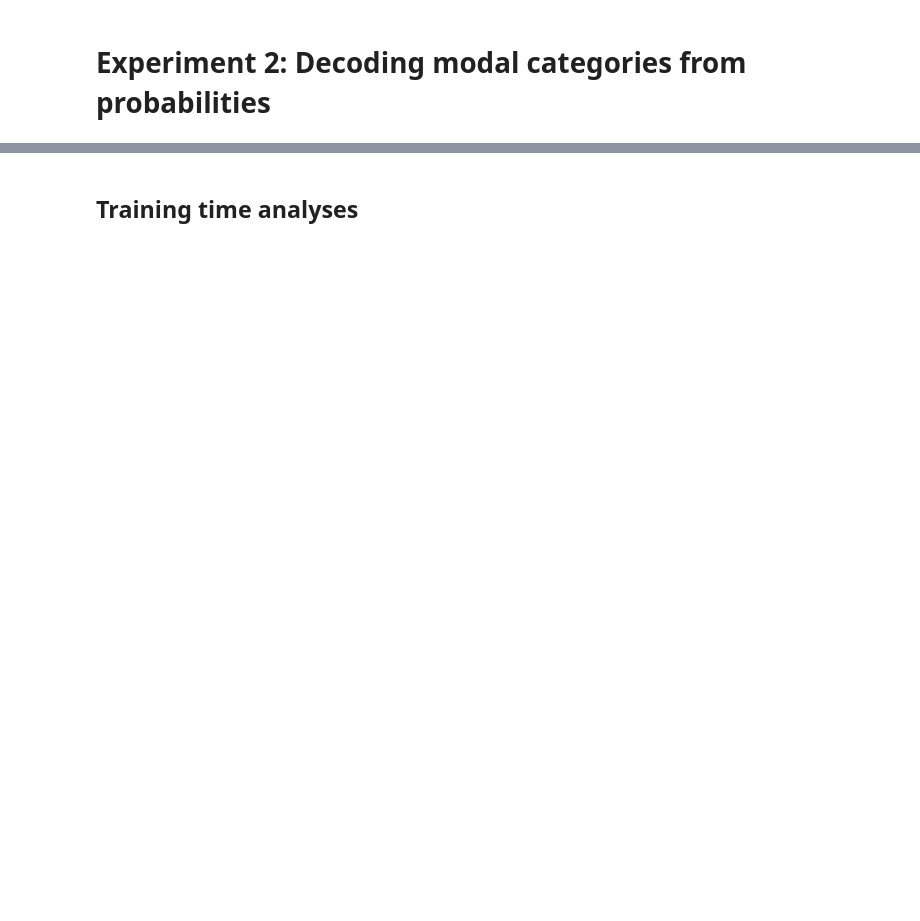
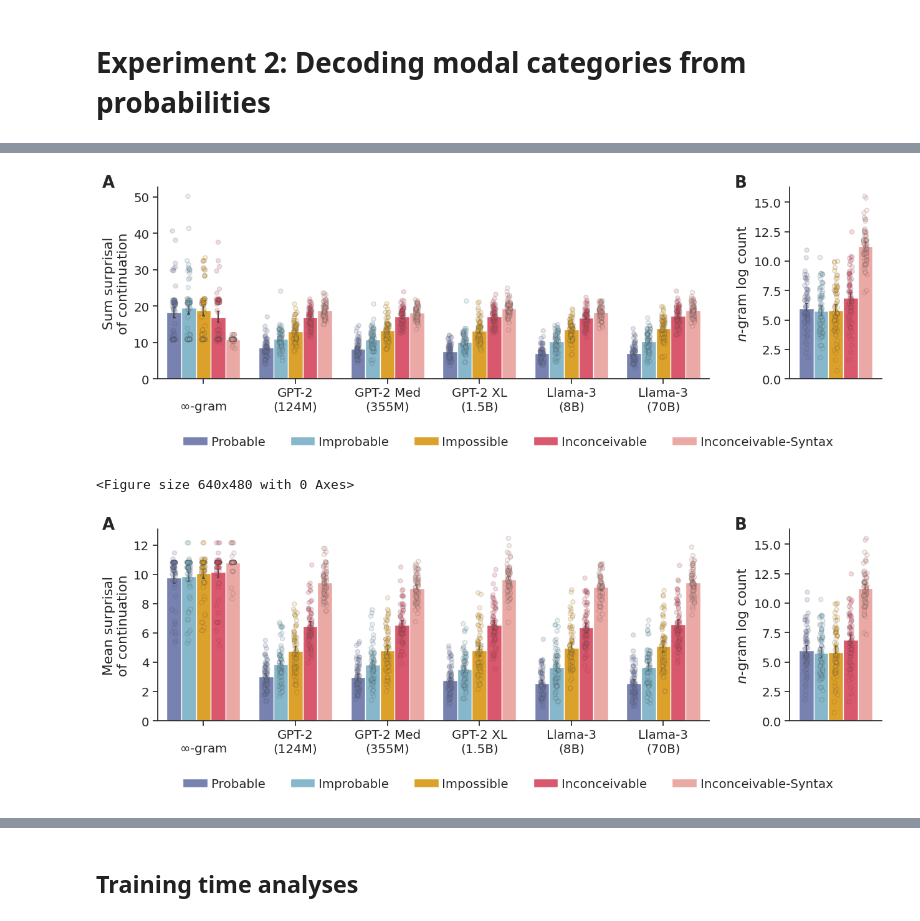
Before and after one commit to jennhu/shades-of-zero, a Jupyter notebook: analysis/figures.ipynb, the cells around one changed output, grey strips where cells are left out. Drawn from its saved outputs; the diff is of its cells as text; code cells hidden in the pictures; blank space fills up the shorter version.

```diff
--- a/analysis/figures.ipynb
+++ b/analysis/figures.ipynb
@@ -257,0 +263,80 @@ for metric in ["sum", "mean"]:
+# %%
+def plot_surprisals_freqs(df, ngrams, metric="sum", freq_stat="log_count"):
+    # Set up subplots.
+    fig, axes = plt.subplots(
+        nrows=1, ncols=2,
+        sharex=False, sharey=False,
+        figsize=(15,4),
+        gridspec_kw={'width_ratios': [len(MODELS), 1]}
+    )
+    ax0, ax1 = axes
+
+    # Common keywords for stripplots and barplots.
+    strip_kws = dict(alpha=0.2, linewidth=1, dodge=True, legend=False)
+    bar_kws = dict(capsize=0.1, err_kws=dict(linewidth=1.5))
+
+    # Plot surprisals across conditions on the first axis.
+    surp_kws = dict(
+        data=df,
+        x="model",
+        y=f"continuation_{metric}_surprisal",
+        order=MODELS,
+        hue="condition",
+        hue_order=CONDS,
+        palette=COND_PAL,
+        ax=ax0
+    )
+    ax0 = sns.barplot(**surp_kws, **bar_kws)
+    ax0 = sns.stripplot(**surp_kws, **strip_kws)
+    ax0.set_ylabel(f"{metric.capitalize()} surprisal\nof continuation")
+    ax0.set_xlabel("")
+
+    ax0.set_xticks(
+        range(len(MODELS)),
+        [" ".join(m.split(" ")[:-1]) + "\n" + m.split(" ")[-1] for m in PRETTY_MODELS]
+    )
+    ax0.get_legend().remove()
+
+    # Plot ngram frequencies across conditions on the second axis.
+    freq_kws = dict(
+        data=ngrams,
+        y=freq_stat,
+        hue="condition",
+        hue_order=CONDS,
+        palette=COND_PAL,
+        ax=ax1
+    )
+    ax1 = sns.barplot(**freq_kws, **bar_kws)
+    ax1 = sns.stripplot(**freq_kws, **strip_kws)
+
+    ax1.set_xlabel("")
+    ax1.set_ylabel("$n$-gram log count")
+    ax1.set_xticks([])
+    ax1.get_legend().remove()
+
+    handles, labels = ax0.get_legend_handles_labels()
+    labels = [PRETTY_COND_MAP[l] for l in labels]
+    plt.figlegend(
+        handles,
+        labels,
+        loc="upper center", bbox_to_anchor=(0.5, -0.075),
+        ncol=len(CONDS),
+        handletextpad=0.3,
+        frameon=False
+    )
+    plt.subplots_adjust(wspace=0.25)
+    sns.despine()
+
+    # Add annotations of A and B.
+    ax0.text(-0.1, 1, "A", size="large", fontweight="bold", transform=ax0.transAxes)
+    ax1.text(-0.6, 1, "B", size="large", fontweight="bold", transform=ax1.transAxes)
+
+for metric in ["sum", "mean"]:
+    plot_surprisals_freqs(full_model_df, ngram_counts, metric=metric)
+    render(f"exp2_surprisal_{metric}_logprob.pdf")
+    plt.show()
+    plt.clf()
+# %% [output]
+[figure, added]
+<Figure size 640x480 with 0 Axes>
+[figure, added]
```
Also changed, not shown: parts of 27 cells of this notebook, 9 other files.
